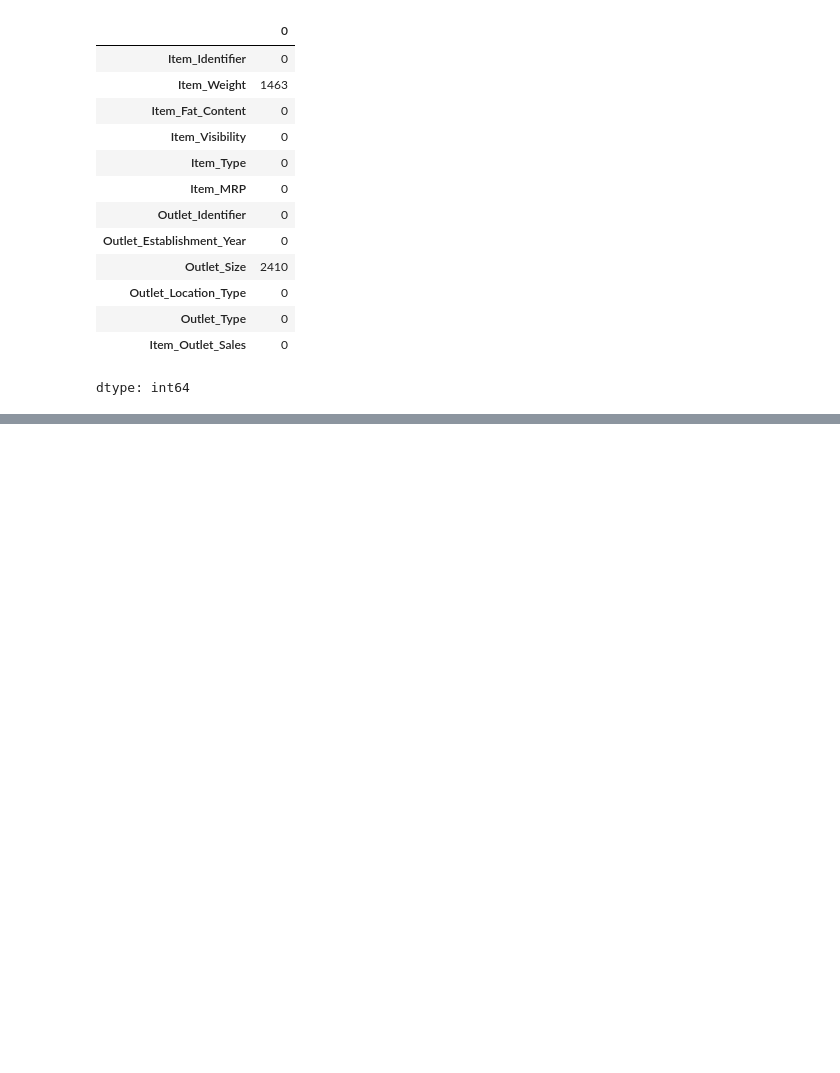
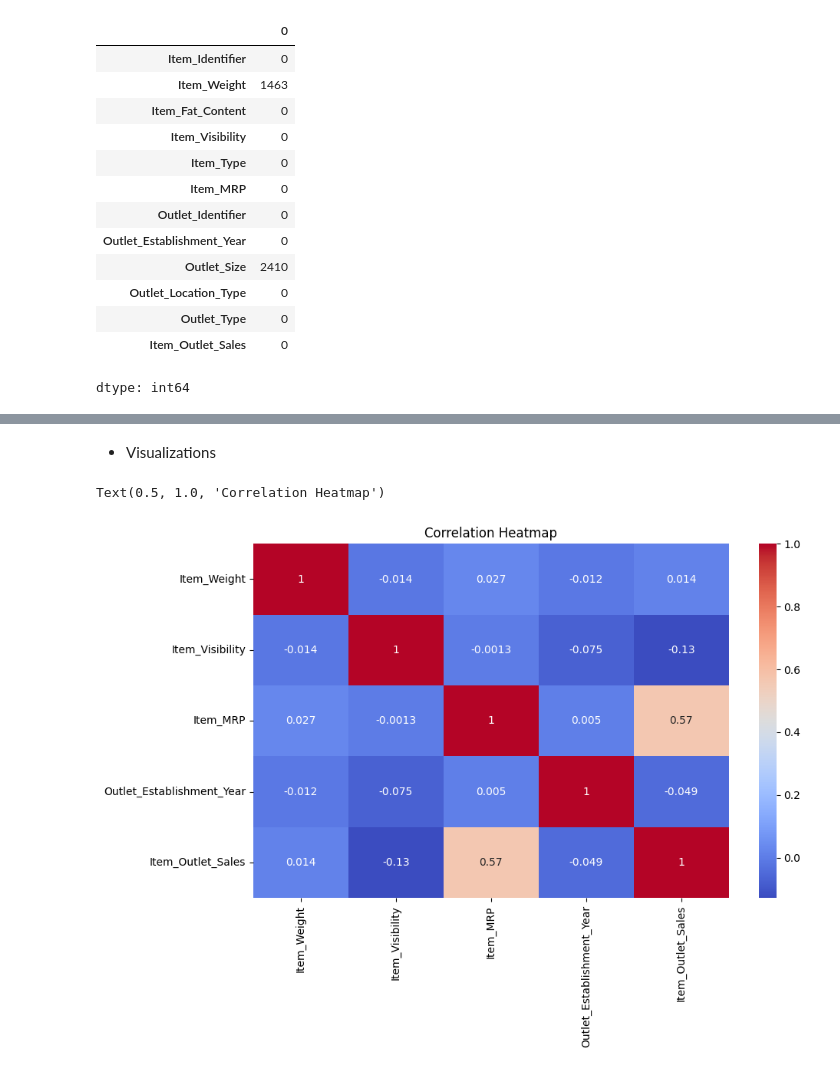
Before and after one commit to NaraDaibes/Predictions-Of-Product-Sales, a Jupyter notebook: project1.ipynb, the cells around one changed output, grey strips where cells are left out. Cells and saved outputs as stored; diff of their text form; code cells hidden in the pictures; blank space fills up the shorter version.

```diff
--- a/project1.ipynb
+++ b/project1.ipynb
@@ -262,16 +147,0 @@ Name: count, dtype: int64
-# %%
-df['Item_Fat_Content'] = df['Item_Fat_Content'].replace({
-    'low fat': 'Low Fat',
-    'Low Fat': 'Low Fat',
-    'LF': 'Low Fat',
-    'reg': 'Regular'
-})
-df_unique_products['Item_Fat_Content'] = df_unique_products['Item_Fat_Content'].replace({
-   'low fat': 'Low Fat',
-    'Low Fat': 'Low Fat',
-    'LF': 'Low Fat',
-    'reg': 'Regular'
-})
-
-ax=sns.countplot(data=df_unique_products, x='Item_Fat_Content')
-ax.tick_params(axis='x', rotation=45)
@@ -311,0 +199,10 @@ In[]:
+# %% [markdown]
+* Visualizations
+# %%
+# plot
+plt.figure(figsize=(10, 6))
+sns.heatmap(df.select_dtypes(include=np.number).corr(), annot=True, cmap='coolwarm')
+plt.title('Correlation Heatmap')
+# %% [output]
+Text(0.5, 1.0, 'Correlation Heatmap')
+[figure, added]
```
Also changed, not shown: parts of 66 cells of this notebook.
